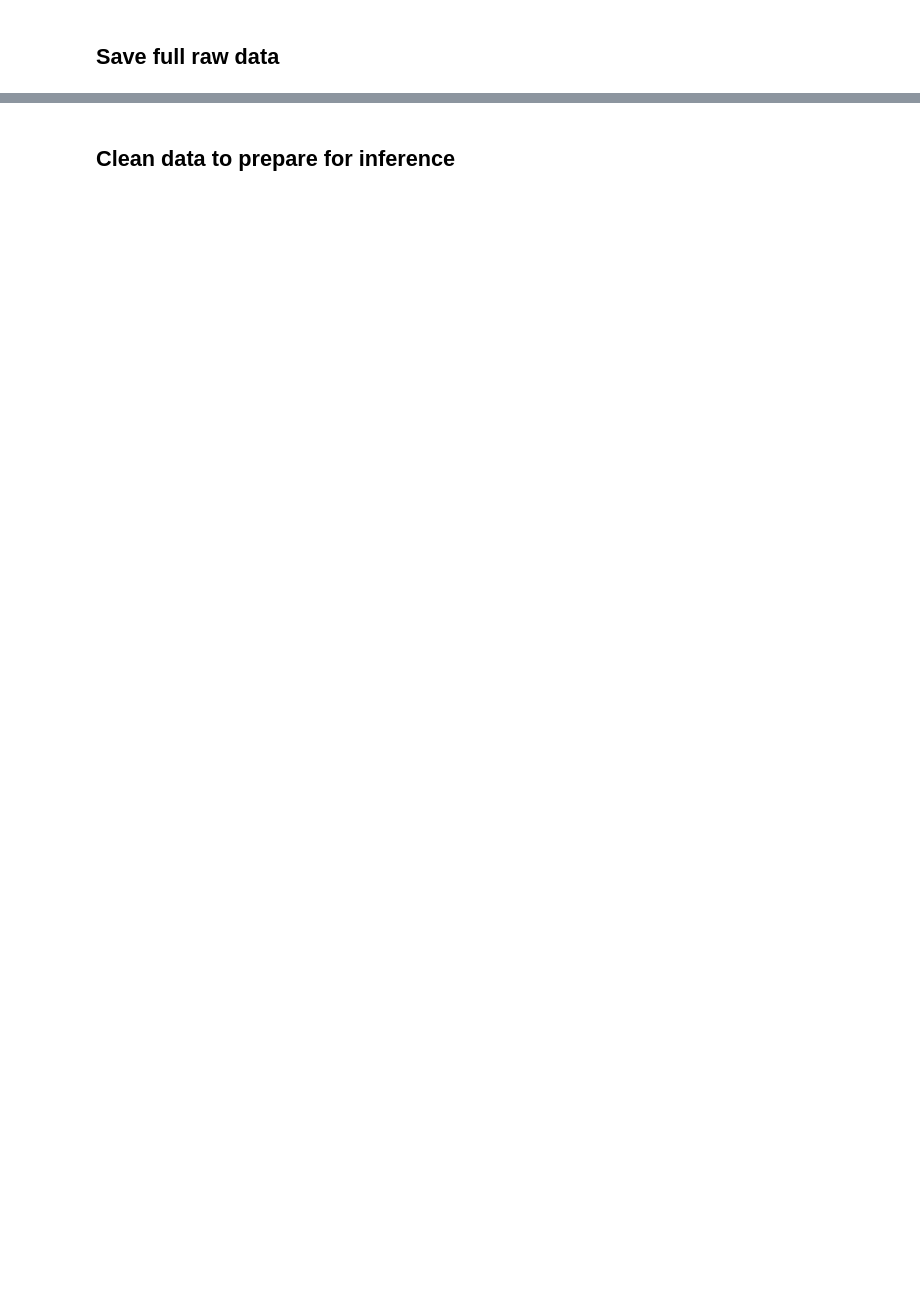
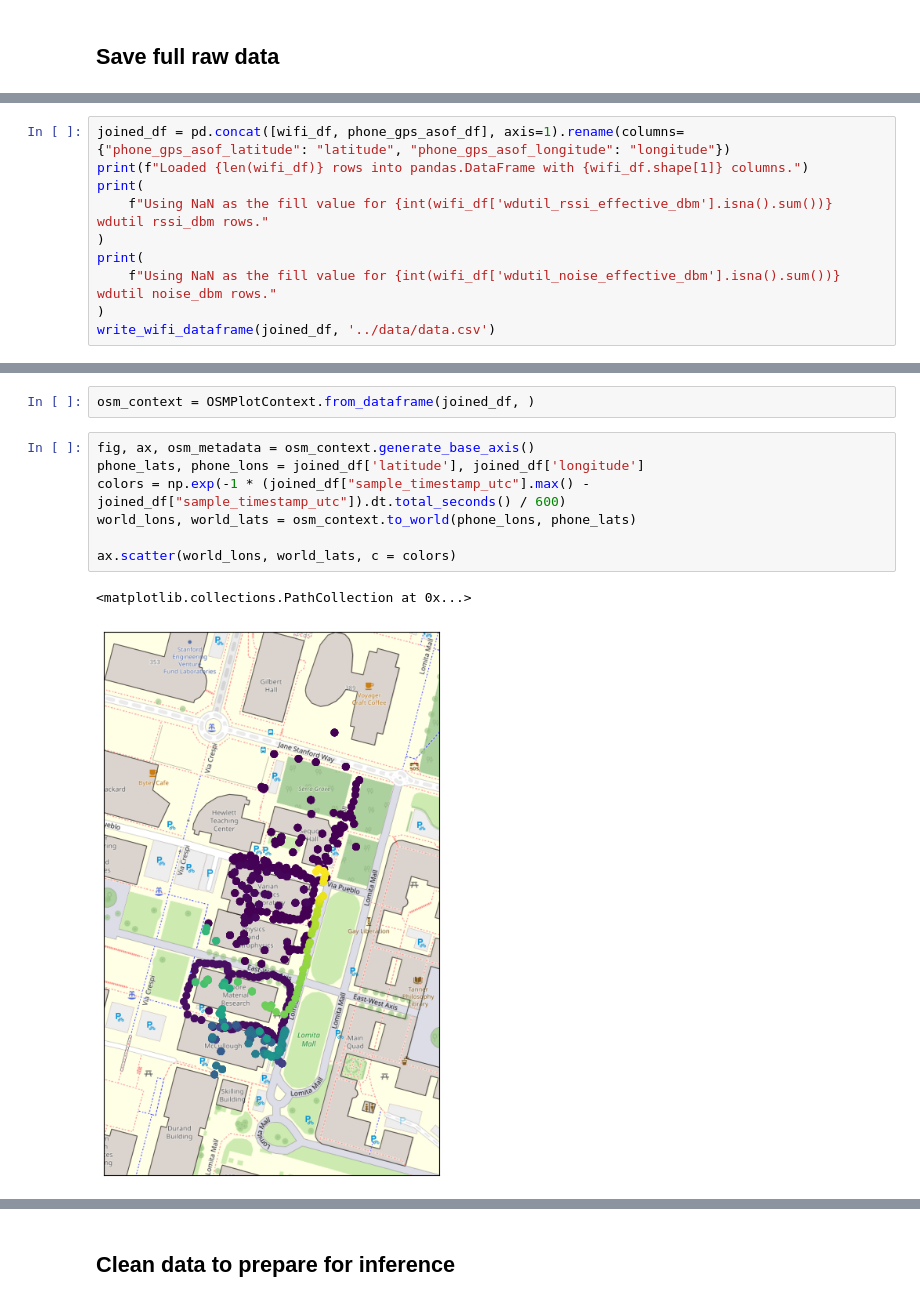
Before and after one commit to kevinzluo/where-my-wifi, a Jupyter notebook: code/data cleaning.ipynb, the cells around one changed output, grey strips where cells are left out. Drawn from its saved outputs; the diff is of its cells as text; blank space fills up the shorter version.

Commit message:
new data processing

```diff
--- a/code/data cleaning.ipynb
+++ b/code/data cleaning.ipynb
@@ -296,0 +256,10 @@ display(wifi_df.head(12))
+# %%
+joined_df = pd.concat([wifi_df, phone_gps_asof_df], axis=1).rename(columns={"phone_gps_asof_latitude": "latitude", "phone_gps_asof_longitude": "longitude"})
+print(f"Loaded {len(wifi_df)} rows into pandas.DataFrame with {wifi_df.shape[1]} columns.")
+print(
+    f"Using NaN as the fill value for {int(wifi_df['wdutil_rssi_effective_dbm'].isna().sum())} wdutil rssi_dbm rows."
+)
+print(
+    f"Using NaN as the fill value for {int(wifi_df['wdutil_noise_effective_dbm'].isna().sum())} wdutil noise_dbm rows."
+)
+write_wifi_dataframe(joined_df, '../data/data.csv')
@@ -296,0 +284,12 @@ display(wifi_df.head(12))
+# %%
+osm_context = OSMPlotContext.from_dataframe(joined_df, )
+# %%
+fig, ax, osm_metadata = osm_context.generate_base_axis()
+phone_lats, phone_lons = joined_df['latitude'], joined_df['longitude']
+colors = np.exp(-1 * (joined_df["sample_timestamp_utc"].max() - joined_df["sample_timestamp_utc"]).dt.total_seconds() / 600)
+world_lons, world_lats = osm_context.to_world(phone_lons, phone_lats)
+
+ax.scatter(world_lons, world_lats, c = colors)
+# %% [output]
+<matplotlib.collections.PathCollection at 0x...>
+[figure, added]
```
Also changed, not shown: parts of 33 cells of this notebook, 5 other files.
